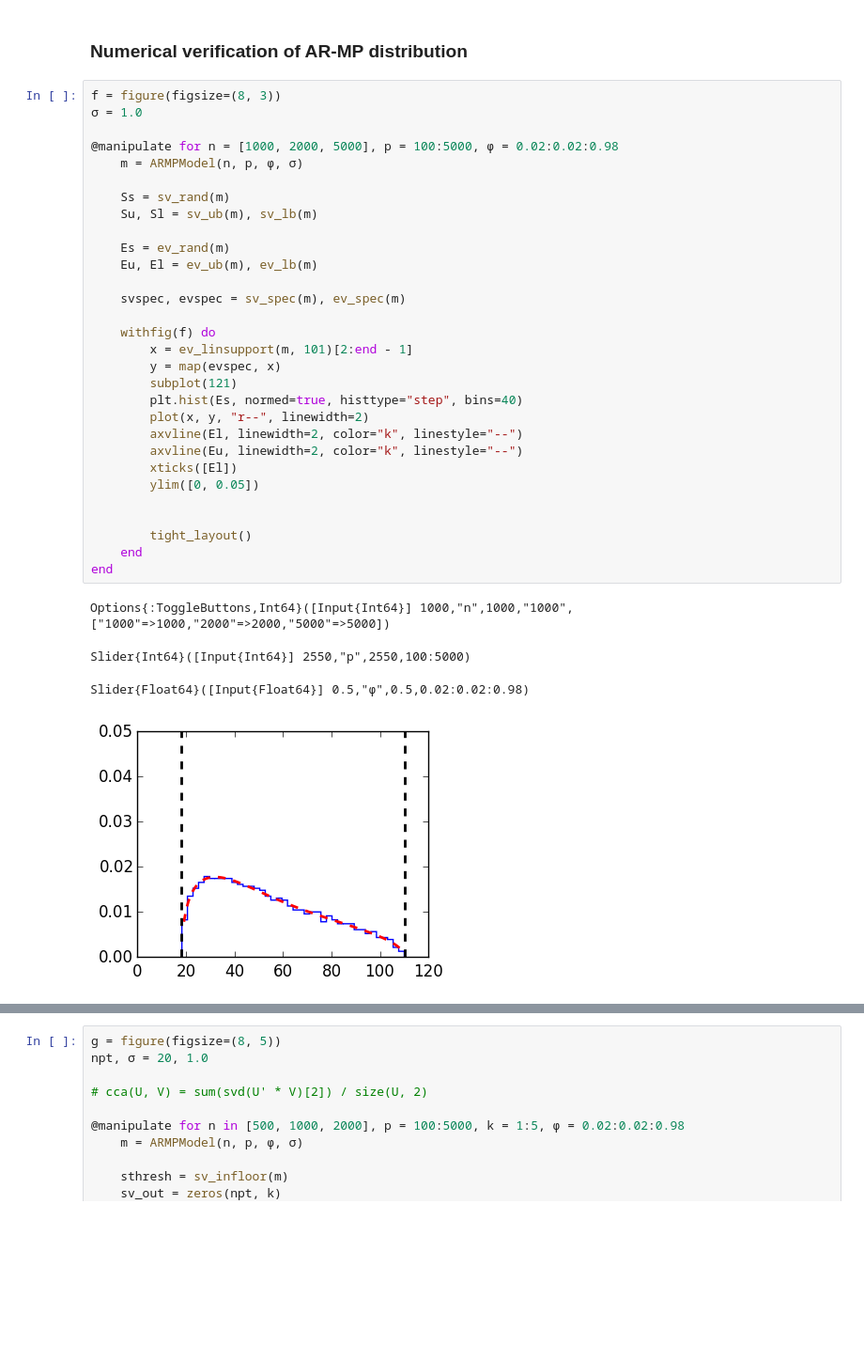
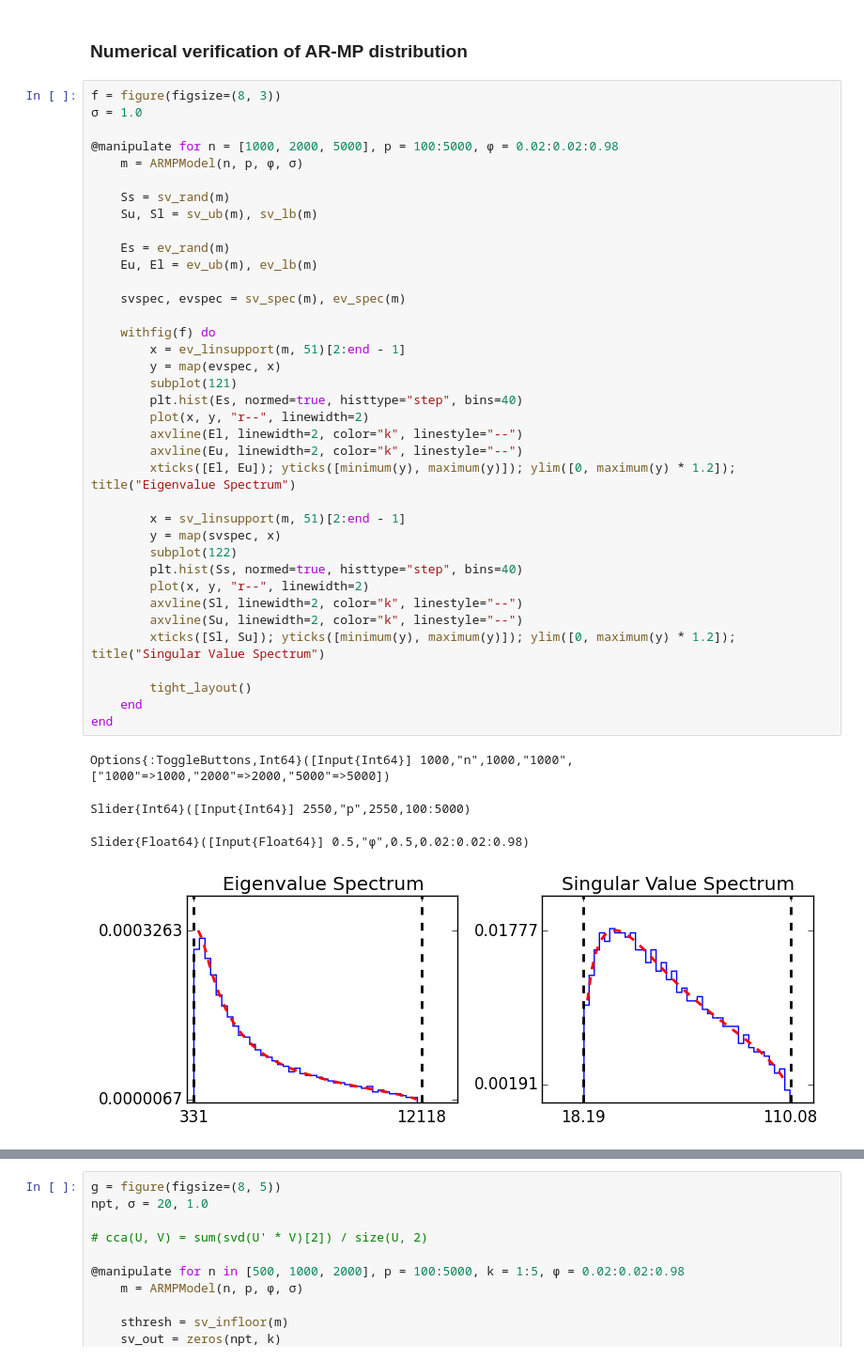
Before and after one commit to ganguli-lab/single-trial, a Jupyter notebook: notebooks/Test - Autoregressive Marchenko-Pastur Noise Model.ipynb, the cells around one changed output, grey strips where cells are left out. Shown at 94% size. Drawn from its saved outputs; the diff is of its cells as text; blank space fills up the shorter version.

Commit message:
checked the ARMPModel's singular and eigen value spectra

```diff
--- a/notebooks/Test - Autoregressive Marchenko-Pastur Noise Model.ipynb
+++ b/notebooks/Test - Autoregressive Marchenko-Pastur Noise Model.ipynb
@@ -14,34 +14,41 @@ INFO: Loading help data...
 f = figure(figsize=(8, 3))
 σ = 1.0
 
 @manipulate for n = [1000, 2000, 5000], p = 100:5000, ϕ = 0.02:0.02:0.98
     m = ARMPModel(n, p, ϕ, σ)
 
     Ss = sv_rand(m)
     Su, Sl = sv_ub(m), sv_lb(m)
 
     Es = ev_rand(m)
     Eu, El = ev_ub(m), ev_lb(m)
 
     svspec, evspec = sv_spec(m), ev_spec(m)
 
     withfig(f) do
-        x = ev_linsupport(m, 101)[2:end - 1]
+        x = ev_linsupport(m, 51)[2:end - 1]
         y = map(evspec, x)
         subplot(121)
         plt.hist(Es, normed=true, histtype="step", bins=40)
         plot(x, y, "r--", linewidth=2)
         axvline(El, linewidth=2, color="k", linestyle="--")
         axvline(Eu, linewidth=2, color="k", linestyle="--")
-        xticks([El])
-        ylim([0, 0.05])
+        xticks([El, Eu]); yticks([minimum(y), maximum(y)]); ylim([0, maximum(y) * 1.2]); title("Eigenvalue Spectrum")
 
+        x = sv_linsupport(m, 51)[2:end - 1]
+        y = map(svspec, x)
+        subplot(122)
+        plt.hist(Ss, normed=true, histtype="step", bins=40)
+        plot(x, y, "r--", linewidth=2)
+        axvline(Sl, linewidth=2, color="k", linestyle="--")
+        axvline(Su, linewidth=2, color="k", linestyle="--")
+        xticks([Sl, Su]); yticks([minimum(y), maximum(y)]); ylim([0, maximum(y) * 1.2]); title("Singular Value Spectrum")
 
         tight_layout()
     end
 end
 # %% [output]
 Options{:ToggleButtons,Int64}([Input{Int64}] 1000,"n",1000,"1000",["1000"=>1000,"2000"=>2000,"5000"=>5000])
 Slider{Int64}([Input{Int64}] 2550,"p",2550,100:5000)
 Slider{Float64}([Input{Float64}] 0.5,"ϕ",0.5,0.02:0.02:0.98)
-[figure, old version]
+[figure, new version]
```
Also changed, not shown: parts of 1 cell of this notebook.
